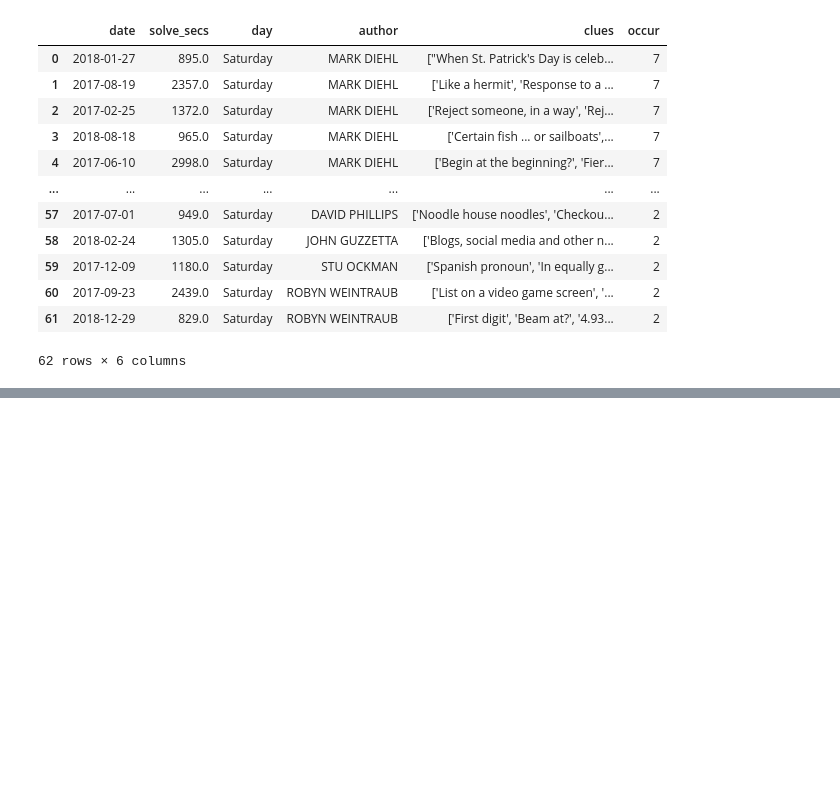
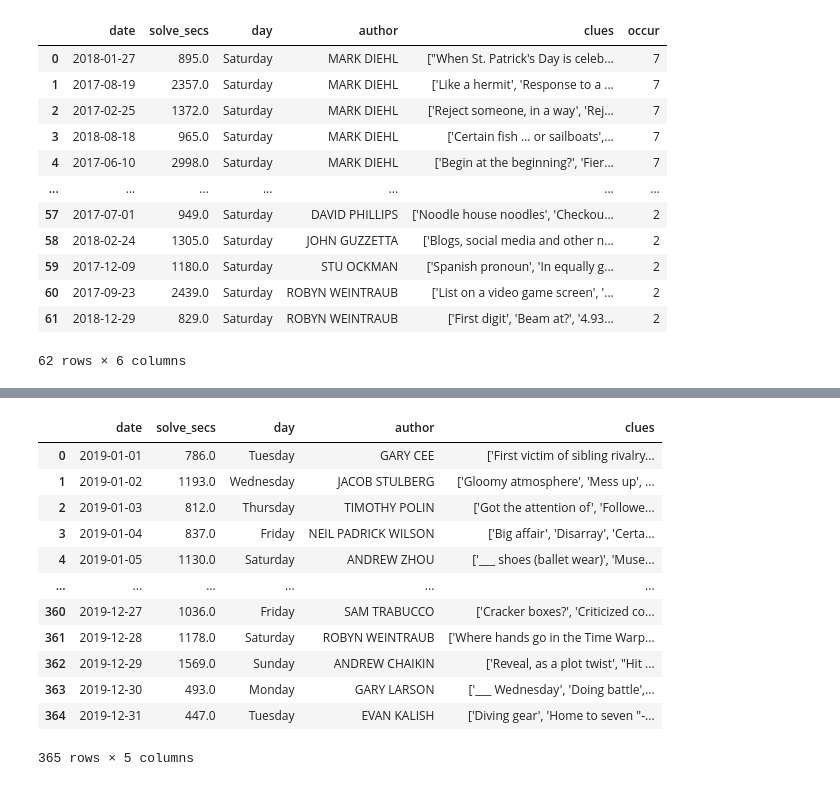
Before and after one commit to kejohnson1231/Crosswords, a Jupyter notebook: capstone_one_code.ipynb, the cells around one changed output, grey strips where cells are left out. Saved outputs shown, nothing was run; the diff lists cells and outputs as text; code cells hidden in the pictures; blank space fills up the shorter version.

```diff
--- a/capstone_one_code.ipynb
+++ b/capstone_one_code.ipynb
@@ -953,0 +972,20 @@ See the caveats in the documentation: https://pandas.pydata.org/pandas-docs/stab
+# %%
+df2019 = pd.read_csv('puzzledata2019.csv')
+# %%
+df2019 = df2019.rename(columns = {'Unnamed: 0': 'date', 'solve time(secs)':'solve_secs'})
+# %%
+df2019
+# %% [output]
+|  | date | solve_secs | day | author | clues |
+| 0 | 2019-01-01 | 786.0 | Tuesday | GARY CEE | ['First victim of sibling rivalry... |
+| 1 | 2019-01-02 | 1193.0 | Wednesday | JACOB STULBERG | ['Gloomy atmosphere', 'Mess up', ... |
+| 2 | 2019-01-03 | 812.0 | Thursday | TIMOTHY POLIN | ['Got the attention of', 'Followe... |
+| 3 | 2019-01-04 | 837.0 | Friday | NEIL PADRICK WILSON | ['Big affair', 'Disarray', 'Certa... |
+| 4 | 2019-01-05 | 1130.0 | Saturday | ANDREW ZHOU | ['___ shoes (ballet wear)', 'Muse... |
+| ... | ... | ... | ... | ... | ... |
+| 360 | 2019-12-27 | 1036.0 | Friday | SAM TRABUCCO | ['Cracker boxes?', 'Criticized co... |
+| 361 | 2019-12-28 | 1178.0 | Saturday | ROBYN WEINTRAUB | ['Where hands go in the Time Warp... |
+| 362 | 2019-12-29 | 1569.0 | Sunday | ANDREW CHAIKIN | ['Reveal, as a plot twist', "Hit ... |
+| 363 | 2019-12-30 | 493.0 | Monday | GARY LARSON | ['___ Wednesday', 'Doing battle',... |
+| 364 | 2019-12-31 | 447.0 | Tuesday | EVAN KALISH | ['Diving gear', 'Home to seven "-... |
+365 rows × 5 columns
```
Also changed, not shown: parts of 6 cells of this notebook, 3 other files.
